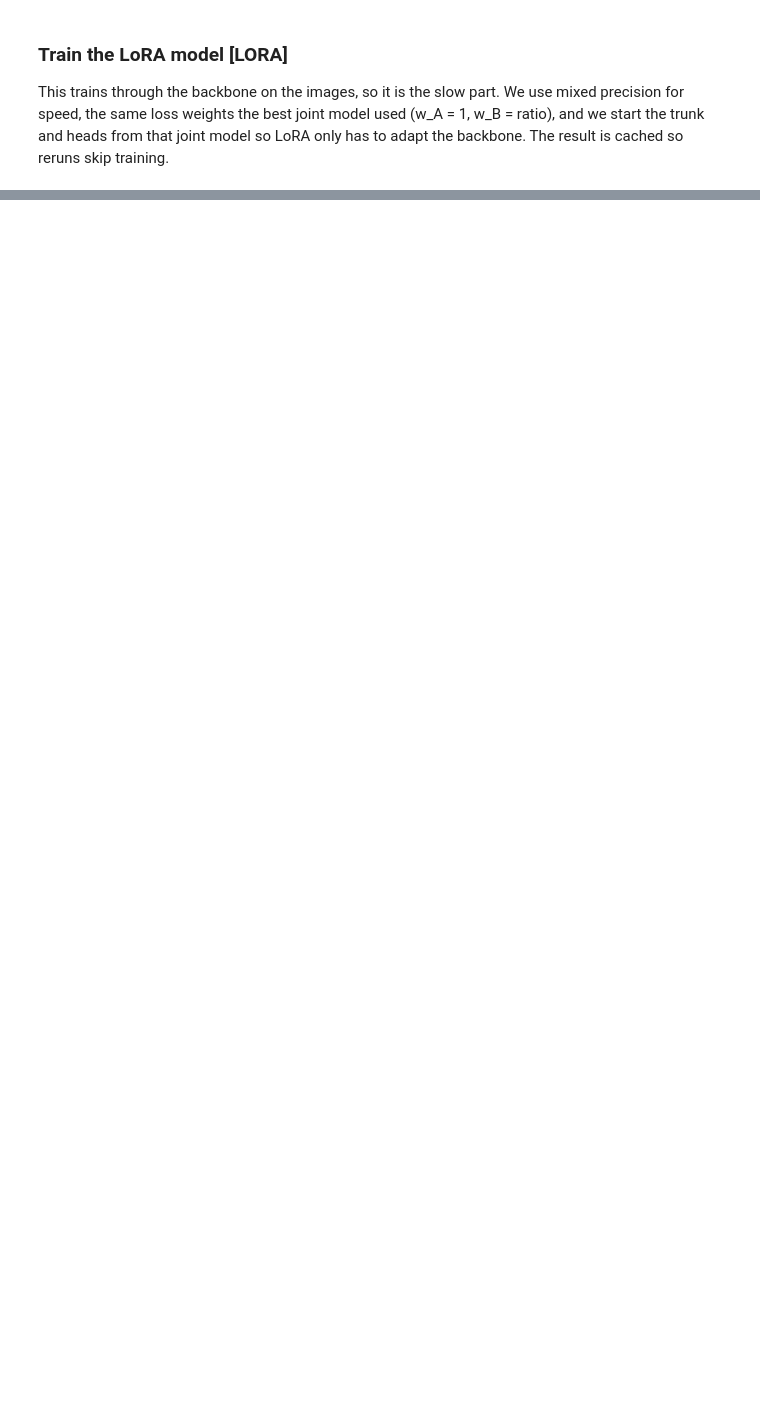
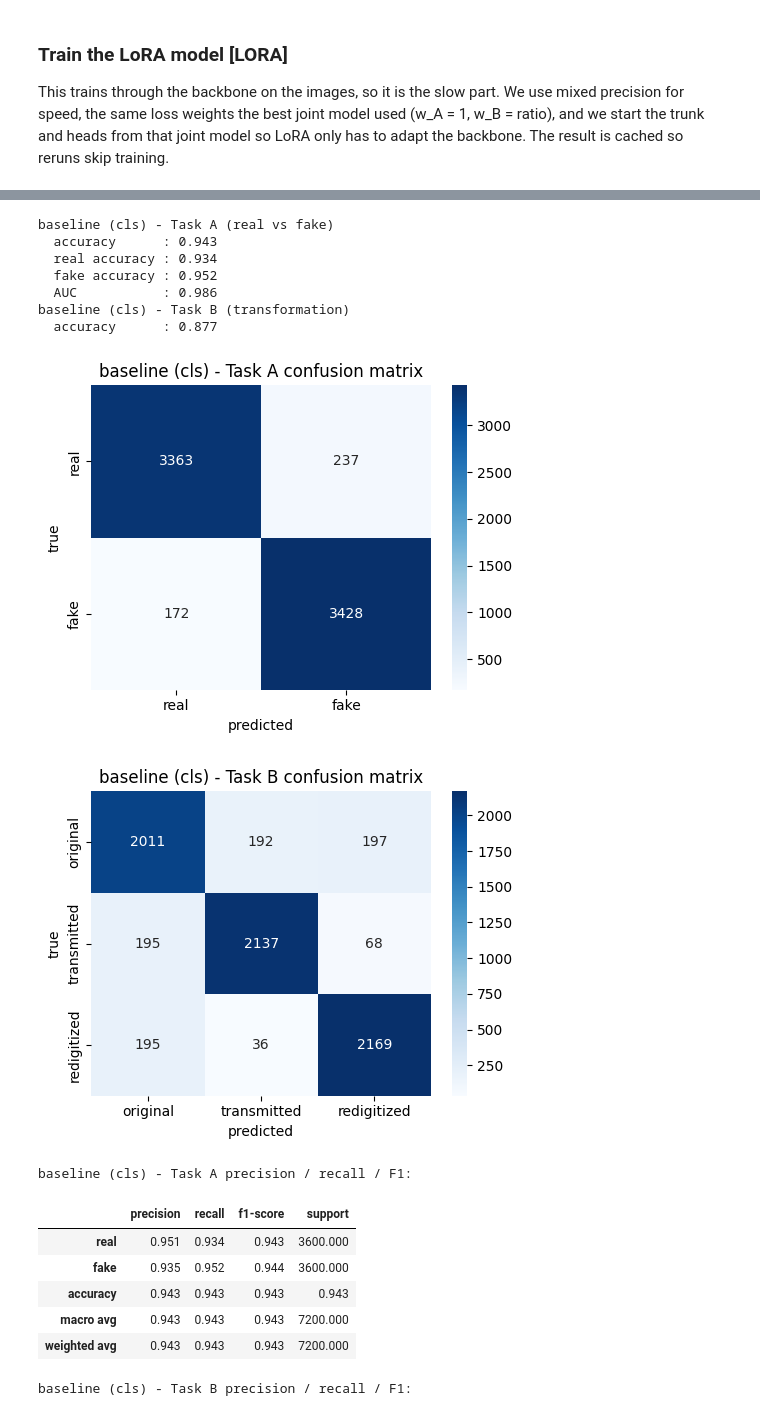
Before and after one commit to janniuni/cv_project_2526, a Jupyter notebook: cv-2526.ipynb, the cells around one changed output, grey strips where cells are left out. Cells and saved outputs as stored; diff of their text form; code cells hidden in the pictures; blank space fills up the shorter version.

```diff
--- a/cv-2526.ipynb
+++ b/cv-2526.ipynb
@@ -1020,0 +1328,6 @@ Best joint model from the sweep: hidden=256, ratio =2, val score=0.918
+# %%
+for t in trained.values():
+    print(f"\n=== trunk sweep [{t.data.tag}] ===")
+    t.joint, t.ratio, t.bottleneck, t.sweep, t.hidden_sizes = run_sweep(
+        t.data, t.best["hidden"], t.best["lr"], t.best["dropout"])
+display(trained["cls"].sweep, trained["fft"].sweep)
@@ -1423,0 +1430,4 @@ plot_scenario_comparison(taskA_by_scenario, taskB_by_scenario)
+# %%
+for t in trained.values():
+    print(f"\n=== LoRA [{t.data.tag}] ===")
+    t.lora = build_lora(t.data, t.joint, t.ratio)
@@ -1423,0 +1459,14 @@ plot_scenario_comparison(taskA_by_scenario, taskB_by_scenario)
+# %%
+test_frame = subset[subset["split"] == "test"]
+y_true_a = cls_data.y_a[cls_data.is_test]
+y_true_b = cls_data.y_b[cls_data.is_test]
+transform_test = y_true_b
+scen_test = subset["scenario"].values[cls_data.is_test.numpy()]
+
+model_preds = {}
+for t in trained.values():
+    model_preds[f"baseline ({t.data.tag})"] = baseline_preds(t.head_a, t.head_b, t.data)
+for t in trained.values():
+    model_preds[f"joint ({t.data.tag})"] = joint_preds(t.joint, t.data)
+for t in trained.values():
+    model_preds[f"LoRA ({t.data.tag})"] = lora_preds(t.lora, t.data)
@@ -1423,0 +1489,22 @@ plot_scenario_comparison(taskA_by_scenario, taskB_by_scenario)
+# %%
+accs = {}
+for name, p in model_preds.items():
+    accs[name] = report_scores(y_true_a, p.a, y_true_b, p.b, name, proba_fake=p.proba_fake)
+# %% [output]
+baseline (cls) - Task A (real vs fake)
+  accuracy      : 0.943
+  real accuracy : 0.934
+  fake accuracy : 0.952
+  AUC           : 0.986
+baseline (cls) - Task B (transformation)
+  accuracy      : 0.877
+[figure, added]
+[figure, added]
+baseline (cls) - Task A precision / recall / F1:
+|  | precision | recall | f1-score | support |
+| real | 0.951 | 0.934 | 0.943 | 3600.000 |
+| fake | 0.935 | 0.952 | 0.944 | 3600.000 |
+| accuracy | 0.943 | 0.943 | 0.943 | 0.943 |
+| macro avg | 0.943 | 0.943 | 0.943 | 7200.000 |
+| weighted avg | 0.943 | 0.943 | 0.943 | 7200.000 |
+baseline (cls) - Task B precision / recall / F1:
```
Also changed, not shown: parts of 106 cells of this notebook.
